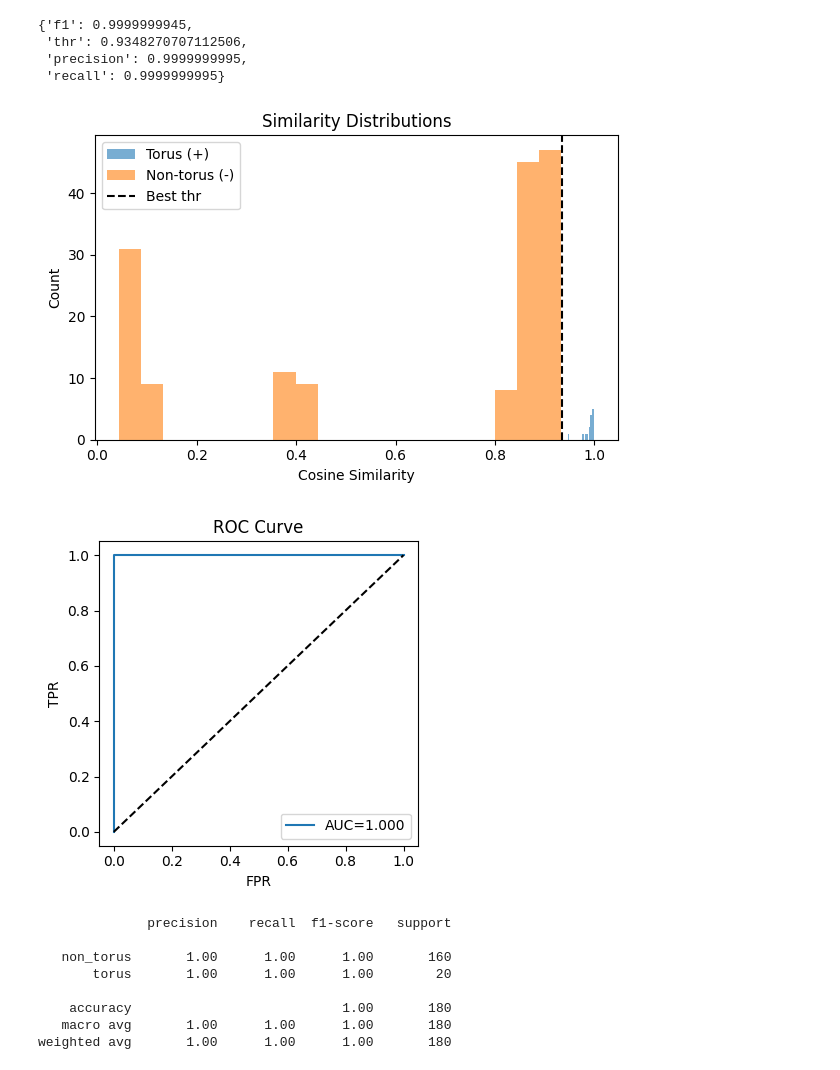
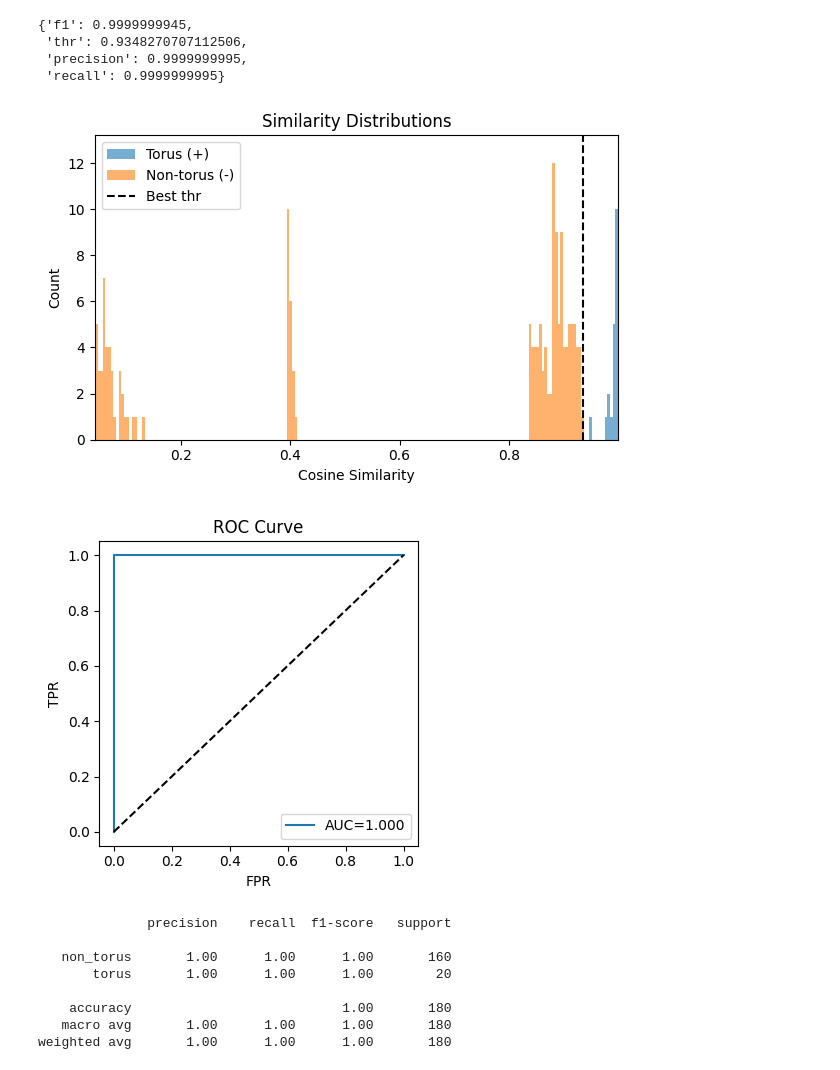
Before and after one commit to JakobSchauser/spatial-autoencoder, a Jupyter notebook: torus_cosine_similarity.ipynb, the cells around one changed output. Cells and saved outputs as stored; diff of their text form; code cells hidden in the pictures.

Commit message:
better histograms

```diff
--- a/torus_cosine_similarity.ipynb
+++ b/torus_cosine_similarity.ipynb
@@ -215,27 +215,28 @@ Best threshold 0.9348 | F1 1.0000 | Precision 1.0000 | Recall 1.0000
  'recall': 0.9999999995}
 # %%
 # Section 9: Visualization of Score Distributions & ROC (if sklearn available)
-pos_scores = cos_scores[labels_np==1]
-neg_scores = cos_scores[labels_np==0]
+bins = np.linspace(xmin, xmax, 200)
 plt.figure(figsize=(6,4))
-plt.hist(pos_scores, bins=20, alpha=0.6, label='Torus (+)', color='tab:blue')
-plt.hist(neg_scores, bins=20, alpha=0.6, label='Non-torus (-)', color='tab:orange')
+plt.hist(pos_scores, bins=bins, alpha=0.6, label='Torus (+)', color='tab:blue')
+plt.hist(neg_scores, bins=bins, alpha=0.6, label='Non-torus (-)', color='tab:orange')
 plt.axvline(best_threshold, color='k', linestyle='--', label='Best thr')
+plt.xlim(xmin, xmax)
+plt.ylim(0, max(np.histogram(pos_scores, bins=bins)[0].max(), np.histogram(neg_scores, bins=bins)[0].max()) * 1.1)
 plt.xlabel('Cosine Similarity'); plt.ylabel('Count'); plt.title('Similarity Distributions')
 plt.legend(); plt.tight_layout(); plt.show()
 
 if roc_curve is not None:
     fpr, tpr, _ = roc_curve(labels_np, cos_scores)
     roc_auc = auc(fpr, tpr)
     plt.figure(figsize=(4,4))
     plt.plot(fpr, tpr, label=f'AUC={roc_auc:.3f}')
     plt.plot([0,1],[0,1],'k--')
     plt.xlabel('FPR'); plt.ylabel('TPR'); plt.title('ROC Curve')
     plt.legend(); plt.tight_layout(); plt.show()
 else:
     print('sklearn not available; skipping ROC plot.')
 # %% [output]
-[figure, old version]
+[figure, new version]
 [figure]
 # %%
 # Section 10: Detailed Classification Report (if sklearn)
```
